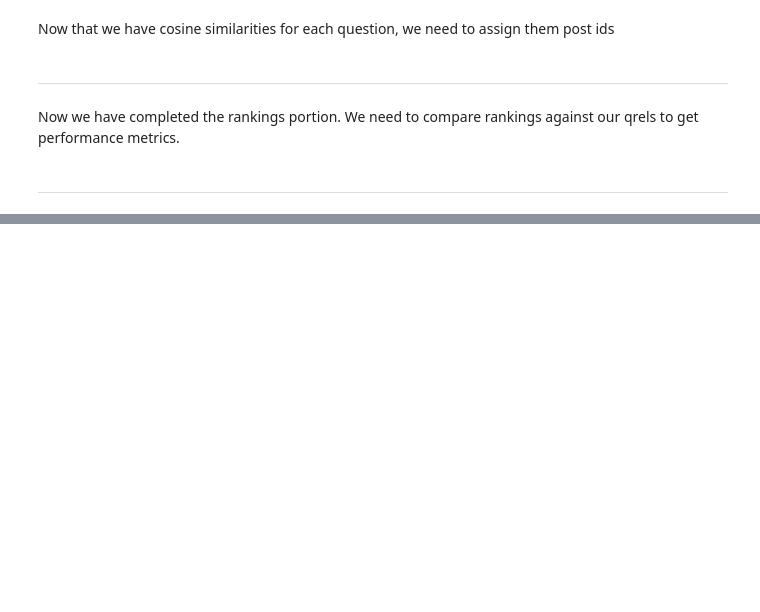
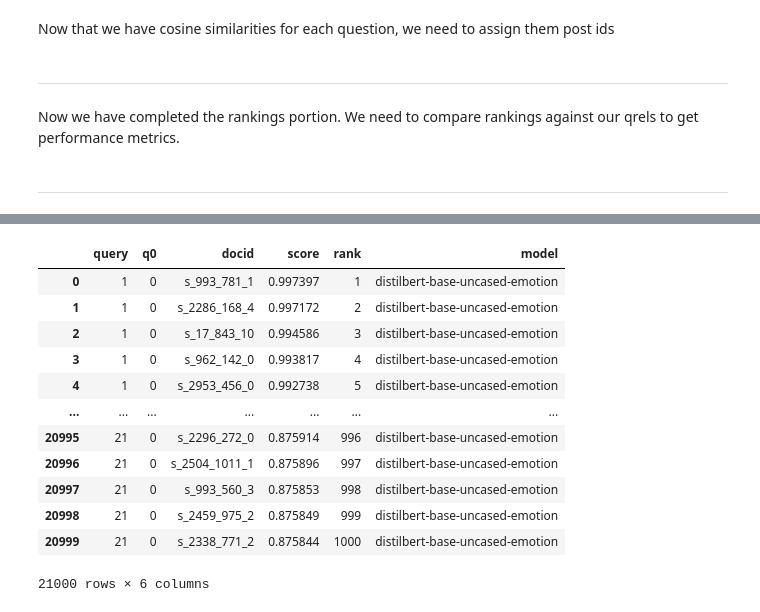
Before and after one commit to wyattmccurdy12/Project-Part-2, a Jupyter notebook: Post_Baseline_Run.ipynb, the cells around one changed output, grey strips where cells are left out. Drawn from its saved outputs; the diff is of its cells as text; code cells hidden in the pictures; blank space fills up the shorter version.

```diff
--- a/Post_Baseline_Run.ipynb
+++ b/Post_Baseline_Run.ipynb
@@ -146 +190,17 @@ import pandas as pd
+# %%
+distilbert_rankings
+# %% [output]
+|  | query | q0 | docid | score | rank | model |
+| 0 | 1 | 0 | s_993_781_1 | 0.997397 | 1 | distilbert-base-uncased-emotion |
+| 1 | 1 | 0 | s_2286_168_4 | 0.997172 | 2 | distilbert-base-uncased-emotion |
+| 2 | 1 | 0 | s_17_843_10 | 0.994586 | 3 | distilbert-base-uncased-emotion |
+| 3 | 1 | 0 | s_962_142_0 | 0.993817 | 4 | distilbert-base-uncased-emotion |
+| 4 | 1 | 0 | s_2953_456_0 | 0.992738 | 5 | distilbert-base-uncased-emotion |
+| ... | ... | ... | ... | ... | ... | ... |
+| 20995 | 21 | 0 | s_2296_272_0 | 0.875914 | 996 | distilbert-base-uncased-emotion |
+| 20996 | 21 | 0 | s_2504_1011_1 | 0.875896 | 997 | distilbert-base-uncased-emotion |
+| 20997 | 21 | 0 | s_993_560_3 | 0.875853 | 998 | distilbert-base-uncased-emotion |
+| 20998 | 21 | 0 | s_2459_975_2 | 0.875849 | 999 | distilbert-base-uncased-emotion |
+| 20999 | 21 | 0 | s_2338_771_2 | 0.875844 | 1000 | distilbert-base-uncased-emotion |
+21000 rows × 6 columns
 # %%
```
Also changed, not shown: parts of 22 cells of this notebook, 3 other files.
